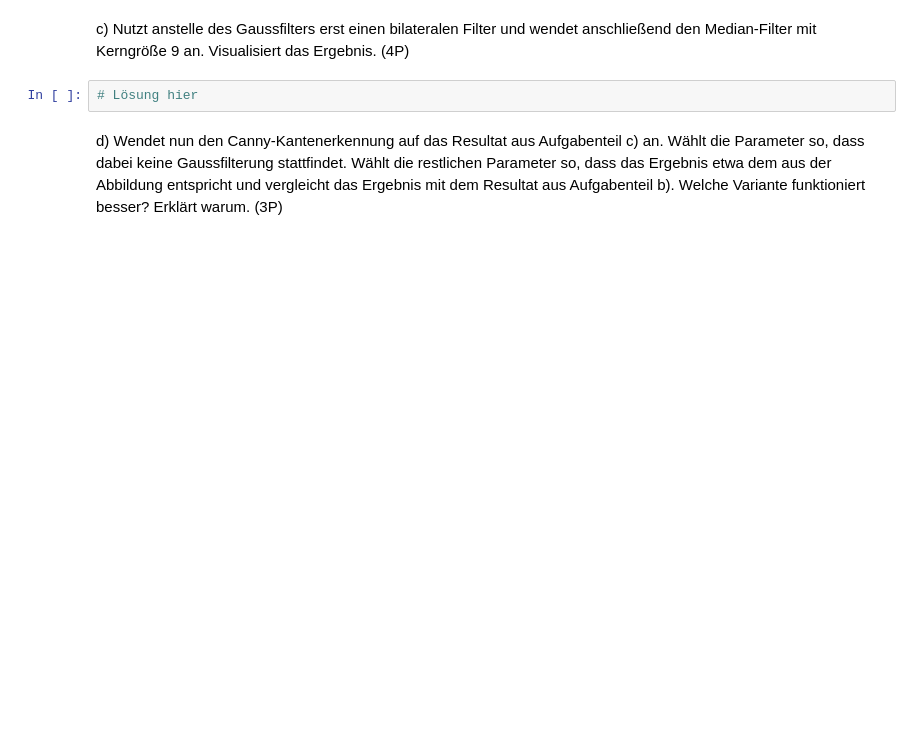
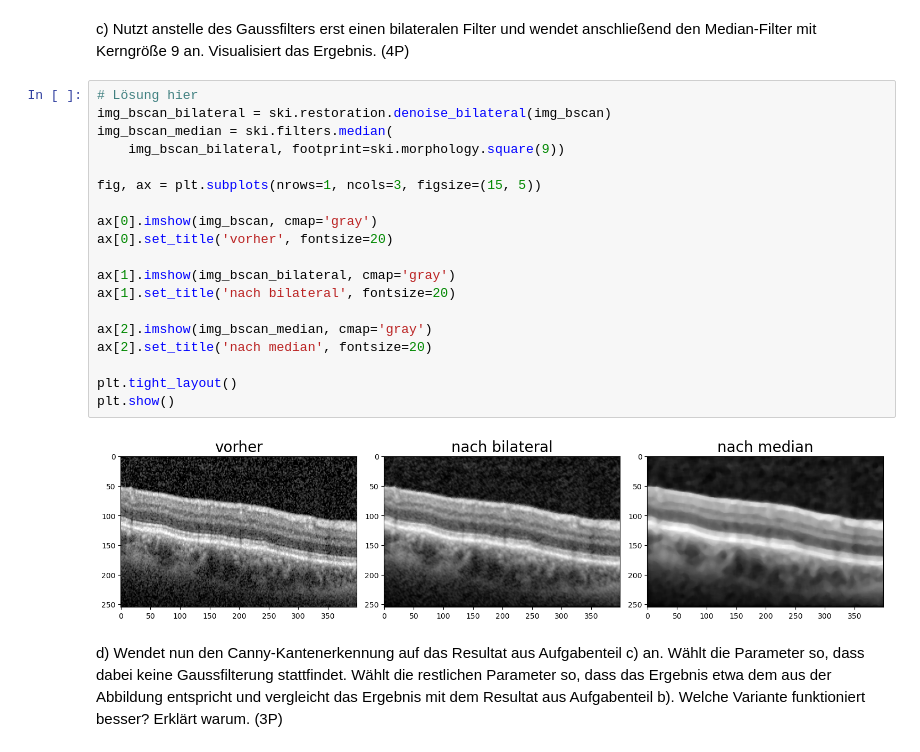
Before and after one commit to TimNogga/MedizinischeBildAnalyseBonn, a Jupyter notebook: mba-02/MBA_02.ipynb, the cells around one changed output. Drawn from its saved outputs; the diff is of its cells as text; blank space fills up the shorter version.

```diff
--- a/mba-02/MBA_02.ipynb
+++ b/mba-02/MBA_02.ipynb
@@ -284,6 +334,25 @@ b) Findet nun einen geeigneten Wert für den $\sigma$-Parameter, um das Bild vor
 c) Nutzt anstelle des Gaussfilters erst einen bilateralen Filter und wendet anschließend den Median-Filter mit Kerngröße 9 an. Visualisiert das Ergebnis. (4P)
 # %%
 # Lösung hier
+img_bscan_bilateral = ski.restoration.denoise_bilateral(img_bscan)
+img_bscan_median = ski.filters.median(
+    img_bscan_bilateral, footprint=ski.morphology.square(9))
+
+fig, ax = plt.subplots(nrows=1, ncols=3, figsize=(15, 5))
+
+ax[0].imshow(img_bscan, cmap='gray')
+ax[0].set_title('vorher', fontsize=20)
+
+ax[1].imshow(img_bscan_bilateral, cmap='gray')
+ax[1].set_title('nach bilateral', fontsize=20)
+
+ax[2].imshow(img_bscan_median, cmap='gray')
+ax[2].set_title('nach median', fontsize=20)
+
+plt.tight_layout()
+plt.show()
+# %% [output]
+[figure, added]
 # %% [markdown]
 d) Wendet nun den Canny-Kantenerkennung auf das Resultat aus Aufgabenteil c) an. Wählt die Parameter so, dass dabei keine Gaussfilterung stattfindet. Wählt die restlichen Parameter so, dass das Ergebnis etwa dem aus der Abbildung entspricht und vergleicht das Ergebnis mit dem Resultat aus Aufgabenteil b). Welche Variante funktioniert besser? Erklärt warum. (3P)
 # %%
```
Also changed, not shown: parts of 3 cells of this notebook.
